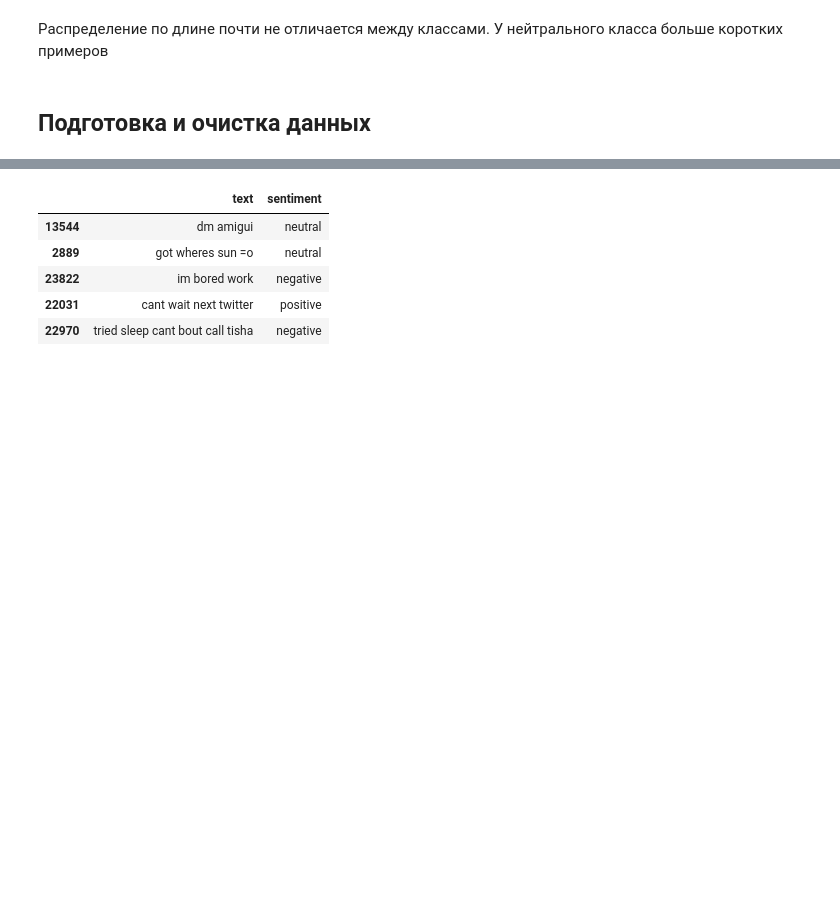
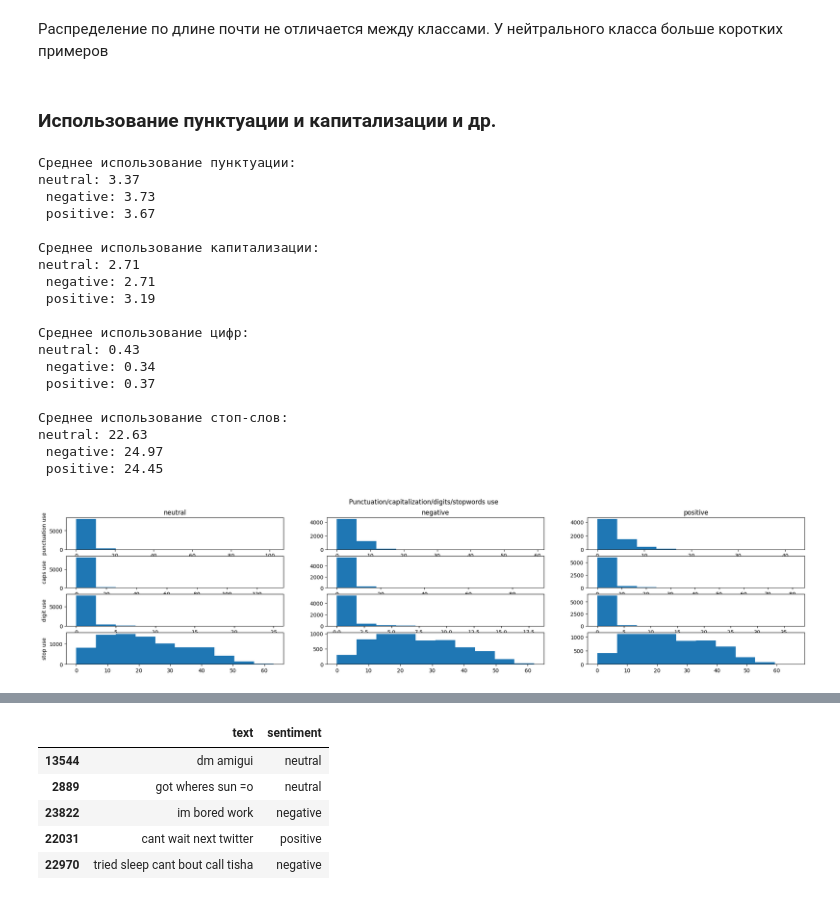
Before and after one commit to AlexSidDev/NLP_HW1, a Jupyter notebook: HW1.ipynb, the cells around one changed output, grey strips where cells are left out. Drawn from its saved outputs; the diff is of its cells as text; code cells hidden in the pictures; blank space fills up the shorter version.

```diff
--- a/HW1.ipynb
+++ b/HW1.ipynb
@@ -124,4 +176,2 @@ for i, cls in enumerate(classes):
 # %% [markdown]
 Распределение по длине почти не отличается между классами. У нейтрального класса больше коротких примеров
-# %% [markdown]
-##  Подготовка и очистка данных
@@ -142,0 +178,67 @@ def clear_data(df, stopwords):
+# %% [markdown]
+### Использование пунктуации и капитализации и др.
+# %%
+from string import punctuation
+
+
+punct_count = train_data['text'].apply(lambda x : len([a for a in x if a in punctuation]))
+caps_count = train_data['text'].apply(lambda x : len([a for a in x if a.isupper()]))
+digit_count = train_data['text'].apply(lambda x : len([a for a in x if a.isdigit()]))
+stop_count = train_data['text'].apply(lambda x : len([a for a in x if a in stop_words]))
+
+
+print('Среднее использование пунктуации:')
+print(*[f'{cls}: {punct_count[train_data["sentiment"] == cls].mean().round(2)}\n' for cls in classes])
+
+print('Среднее использование капитализации:')
+print(*[f'{cls}: {caps_count[train_data["sentiment"] == cls].mean().round(2)}\n' for cls in classes])
+
+print('Среднее использование цифр:')
+print(*[f'{cls}: {digit_count[train_data["sentiment"] == cls].mean().round(2)}\n' for cls in classes])
+
+print('Среднее использование стоп-слов:')
+print(*[f'{cls}: {stop_count[train_data["sentiment"] == cls].mean().round(2)}\n' for cls in classes])
+
+fig, axes = plt.subplots(4, 3, figsize=(25, 5))
+for i, cls in enumerate(classes):
+    punct_stats = punct_count[train_data['sentiment'] == cls]
+    caps_stats = caps_count[train_data['sentiment'] == cls]
+    digit_stats = digit_count[train_data['sentiment'] == cls]
+    stop_stats = stop_count[train_data['sentiment'] == cls]
+
+    axes[0, i].hist(punct_stats)
+    axes[1, i].hist(caps_stats)
+    axes[2, i].hist(digit_stats)
+    axes[3, i].hist(stop_stats)
+
+    axes[0, i].set_title(cls)
+
+axes[0, 0].set_ylabel('punctuation use')
+axes[1, 0].set_ylabel('caps use')
+axes[2, 0].set_ylabel('digit use')
+axes[3, 0].set_ylabel('stop use')
+
+
+plt.suptitle('Punctuation/capitalization/digits/stopwords use')
+plt.show()
+# %% [output]
+Среднее использование пунктуации:
+neutral: 3.37
+ negative: 3.73
+ positive: 3.67
+
+Среднее использование капитализации:
+neutral: 2.71
+ negative: 2.71
+ positive: 3.19
+
+Среднее использование цифр:
+neutral: 0.43
+ negative: 0.34
+ positive: 0.37
+
+Среднее использование стоп-слов:
+neutral: 22.63
+ negative: 24.97
+ positive: 24.45
+[figure, added]
```
Also changed, not shown: parts of 78 cells of this notebook, 7 other files.
